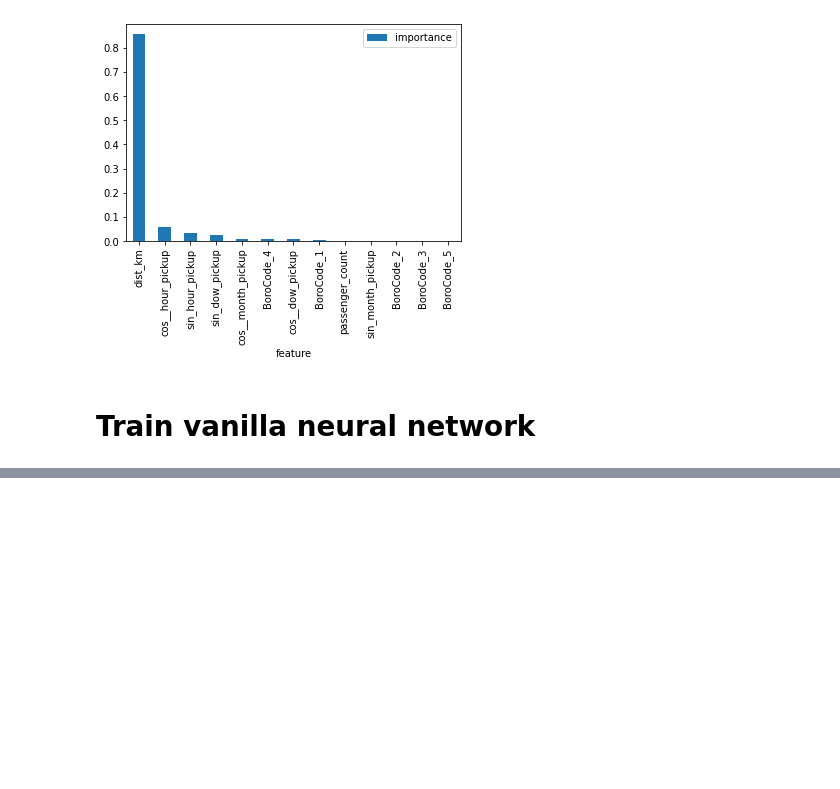
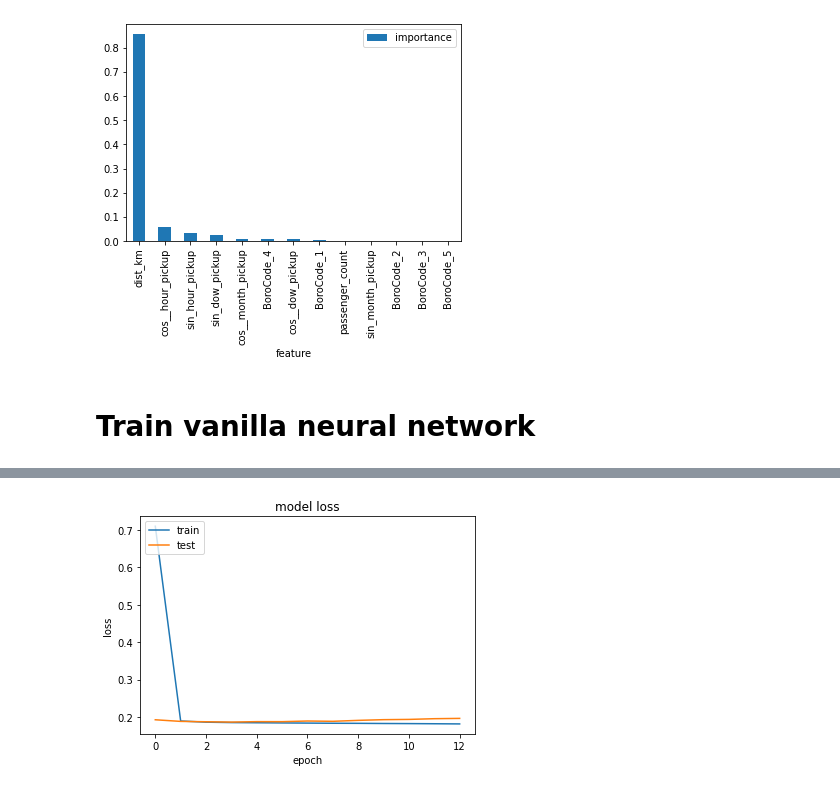
Before and after one commit to DragoneKTM/TaxiDrive_duration_prediction, a Jupyter notebook: Notebooks/2_Training.ipynb, the cells around one changed output, grey strips where cells are left out. Saved outputs shown, nothing was run; the diff lists cells and outputs as text; code cells hidden in the pictures; blank space fills up the shorter version.

```diff
--- a/Notebooks/2_Training.ipynb
+++ b/Notebooks/2_Training.ipynb
@@ -139,0 +179,25 @@ NN_model.output
+# %%
+#L2 factor
+factor=0.0001
+#Dropout rate
+rate=0.3
+
+NN_model = Sequential()
+# The Input Layer :
+NN_model.add(Dense(128, kernel_initializer='normal',input_dim = ds_train.shape[1]-1, kernel_regularizer=l2(factor), activation='relu'))
+NN_model.add
+
+# The Hidden Layers :
+NN_model.add(Dense(256, kernel_initializer='normal', kernel_regularizer=l2(factor), activation='relu'))
+NN_model.add(Dropout(rate))
+NN_model.add(Dense(256, kernel_initializer='normal', kernel_regularizer=l2(factor), activation='relu'))
+NN_model.add(Dropout(rate))
+NN_model.add(Dense(256, kernel_initializer='normal', kernel_regularizer=l2(factor), activation='relu'))
+NN_model.add(Dropout(rate))
+
+# The Output Layer :
+NN_model.add(Dense(1, kernel_initializer='normal',activation='linear'))
+
+# Compile the network :
+NN_model.compile(loss=keras.losses.MeanSquaredLogarithmicError(), optimizer='adam', metrics=keras.losses.MeanSquaredLogarithmicError())
+NN_model.summary()
@@ -139,0 +222,6 @@ NN_model.output
+# %%
+#set up early stopping and checkpoints
+es = EarlyStopping(monitor='val_loss', mode='min', verbose=1, patience=5)
+checkpoint_name = 'Weights-{epoch:03d}--{val_loss:.5f}.hdf5'
+checkpoint = ModelCheckpoint(checkpoint_name, monitor='val_mean_squared_logarithmic_error', verbose = 1, save_best_only = True, mode ='auto')
+callbacks_list = [checkpoint]
@@ -139,0 +230,3 @@ NN_model.output
+# %%
+#fit model
+history = NN_model.fit(x_values, y_values, epochs=20, batch_size=1024, validation_split = 0.25, callbacks=[callbacks_list, es])
@@ -139,0 +251,11 @@ NN_model.output
+# %%
+#plot the viz of train and val error
+plt.plot(history.history['mean_squared_logarithmic_error'])
+plt.plot(history.history['val_mean_squared_logarithmic_error'])
+plt.title('model loss')
+plt.ylabel('loss')
+plt.xlabel('epoch')
+plt.legend(['train', 'test'], loc='upper left')
+plt.show()
+# %% [output]
+[figure, added]
```
Also changed, not shown: parts of 17 cells of this notebook.
